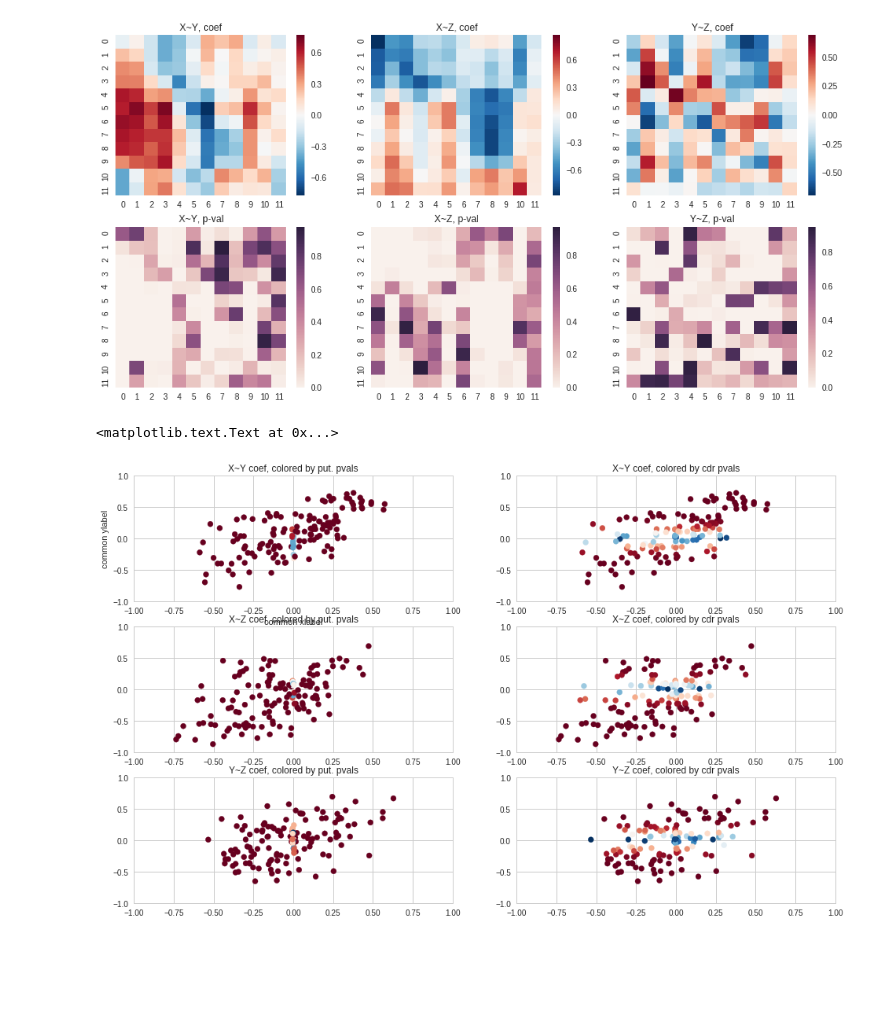
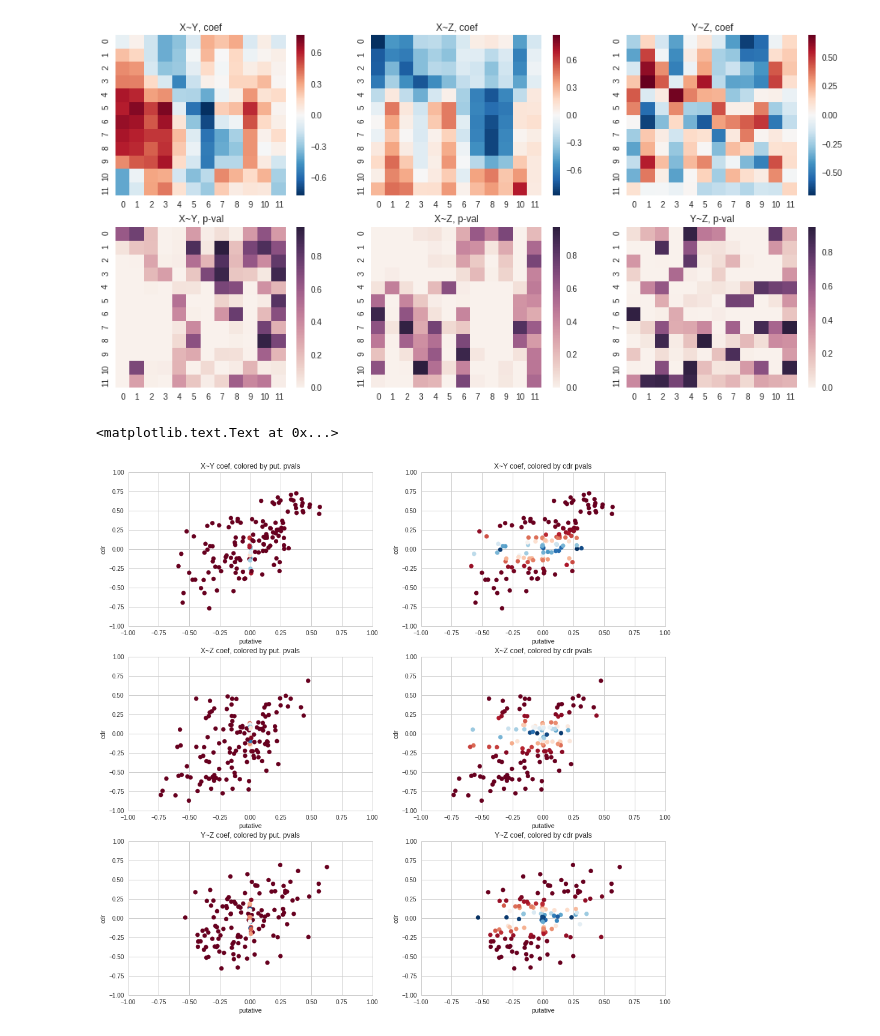
Before and after one commit to antigenomics/tcr-pmhc-study, a Jupyter notebook: loop_model/eda.ipynb, the cells around one changed output. Saved outputs shown, nothing was run; the diff lists cells and outputs as text; code cells hidden in the pictures; blank space fills up the shorter version.

Commit message:
remove intersected data; more plots

```diff
--- a/loop_model/eda.ipynb
+++ b/loop_model/eda.ipynb
@@ -15,6 +15,9 @@ import scipy.stats as stats
 # %%
 df_put = pd.read_table("loops_13.putative_cdr.txt", sep="\t")
 df_cdr = pd.read_table("loops_13.real_cdr.txt", sep="\t")
+
+for key in set(df_put["pdb_id_kmer"]).intersection(df_cdr["pdb_id"]):
+    df_put = df_put.loc[df_put["pdb_id_kmer"] != key,:]
 # %%
 df_put.head()
 # %% [output]
@@ -67,3 +71,16 @@ df.head()
 | 2 | 12e8_M_193 | CEATHKTSTSPIV | 0.0 | 2.559624 | 3.279936 | 5.192563 | 6.338426 | 9.012737 | 11.169627 | 12.315048 | 12.539943 | ... |
 | 3 | 12e8_P_47 | IGWIDPEIGDTEY | 0.0 | 2.531457 | 3.458591 | 5.535513 | 7.100307 | 6.451582 | 8.845555 | 11.884481 | 10.683487 | ... |
 | 4 | 132l_A_48 | GSTDYGILQINSR | 0.0 | 3.120708 | 3.342358 | 5.694073 | 7.152789 | 8.495722 | 10.194527 | 11.626809 | 8.675602 | ... |
+# %%
+df = df_cdr.pivot_table("x", ["pdb_id", "tcr_chain"], columns="pos_tcr")
+df = df.reset_index()
+
+df2 = df_cdr.pivot_table("aa_tcr", ["pdb_id", "tcr_chain"], aggfunc=sum)
+df2 = df2.reset_index()
+
+df["sequence"] = df2["aa_tcr"]
+df["key"] = df["pdb_id"] + "_" + df["tcr_chain"]
+df.drop(["pdb_id", "tcr_chain"], axis=1, inplace=True)
+df = df[["key", "sequence", 0, 1, 2, 3, 4, 5, 6, 7, 8, 9, 10, 11, 12]]
+df_cdr_coord = df
+df_cdr_coord.head()
@@ -265,7 +286,7 @@ def plot_heatmap(df_x, df_y, df_z, fun):
 # %% [output]
 [figure]
 # %%
-fig, ax = plt.subplots(3, 2, figsize=(16,12))
+fig, ax = plt.subplots(3, 2, figsize=(16,16))
 
 
 ax[0,0].set_xlabel('putative')
@@ -276,33 +297,39 @@ ax[0,0].scatter(p_c1, c_c1, c = p_p1, cmap="RdBu")
 ax[0,0].set_title("X~Y coef, colored by put. pvals")
 
 ax[0,1].set_xlabel('putative')
 ax[0,1].set_ylabel('cdr')
 ax[0,1].set_xlim([-1,1])
 ax[0,1].set_ylim([-1,1])
 ax[0,1].scatter(p_c1, c_c1, c = c_p1, cmap="RdBu")
 ax[0,1].set_title("X~Y coef, colored by cdr pvals")
 
-ax[0,0].set_xlabel('putative')
-ax[0,0].set_ylabel('cdr')
+ax[1,0].set_xlabel('putative')
+ax[1,0].set_ylabel('cdr')
 ax[1,0].set_xlim([-1,1])
 ax[1,0].set_ylim([-1,1])
 ax[1,0].scatter(p_c2, c_c2, c = p_p2, cmap="RdBu")
 ax[1,0].set_title("X~Z coef, colored by put. pvals")
 
+ax[1,1].set_xlabel('putative')
+ax[1,1].set_ylabel('cdr')
 ax[1,1].set_xlim([-1,1])
 ax[1,1].set_ylim([-1,1])
 ax[1,1].scatter(p_c2, c_c2, c = c_p2, cmap="RdBu")
 ax[1,1].set_title("X~Z coef, colored by cdr pvals")
 
+ax[2,0].set_xlabel('putative')
+ax[2,0].set_ylabel('cdr')
 ax[2,0].set_xlim([-1,1])
 ax[2,0].set_ylim([-1,1])
 ax[2,0].scatter(p_c3, c_c3, c = p_p3, cmap="RdBu")
 ax[2,0].set_title("Y~Z coef, colored by put. pvals")
 
+ax[2,1].set_xlabel('putative')
+ax[2,1].set_ylabel('cdr')
 ax[2,1].set_xlim([-1,1])
 ax[2,1].set_ylim([-1,1])
 ax[2,1].scatter(p_c3, c_c3, c = c_p3, cmap="RdBu")
 ax[2,1].set_title("Y~Z coef, colored by cdr pvals")
 # %% [output]
 <matplotlib.text.Text at 0x...>
-[figure, old version]
+[figure, new version]
```
Also changed, not shown: parts of 8 cells of this notebook.
